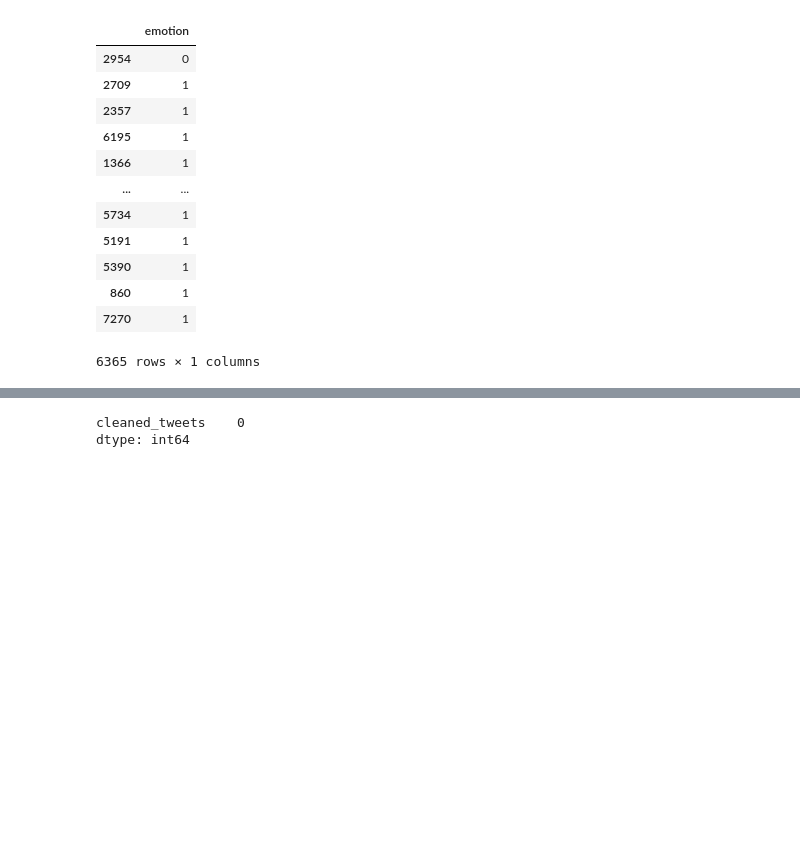
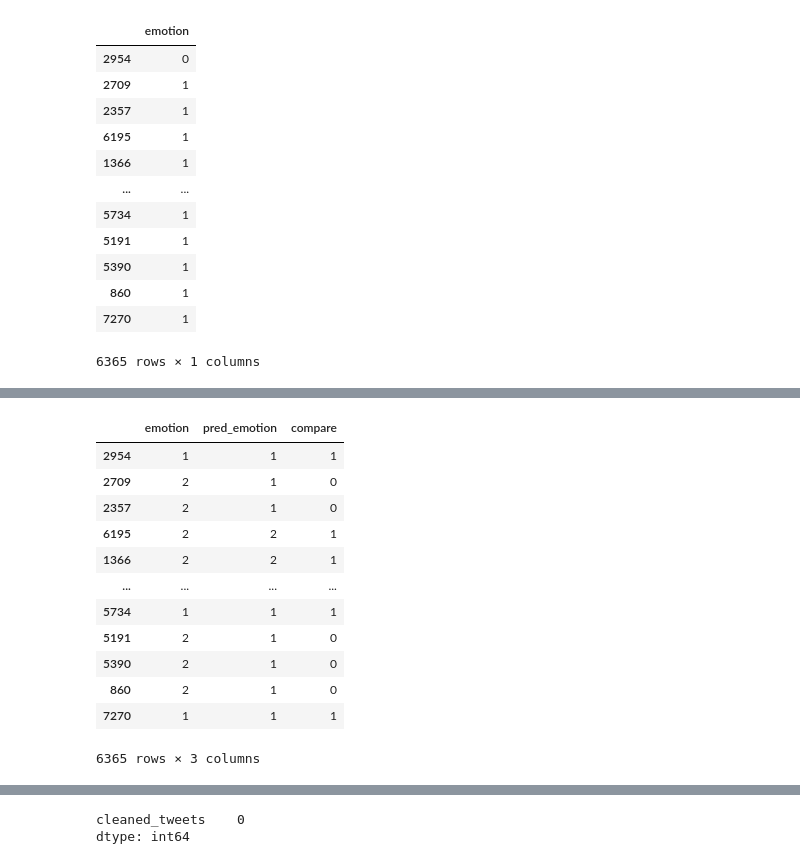
Before and after one commit to AJMarshall-25/Tweet_NLP_Project, a Jupyter notebook: notebooks/Alex/111621_Modeling_Test.ipynb, the cells around one changed output, grey strips where cells are left out. Drawn from its saved outputs; the diff is of its cells as text; code cells hidden in the pictures; blank space fills up the shorter version.

```diff
--- a/notebooks/Alex/111621_Modeling_Test.ipynb
+++ b/notebooks/Alex/111621_Modeling_Test.ipynb
@@ -257,0 +334,4 @@ Name: compare, dtype: float64
+# %%
+y_preds_multi = pd.DataFrame(y_preds_multi)
+# %%
+y_preds_multi  =y_preds_multi.rename(columns={"cleaned_tweets": "pred_emotion"})
@@ -257,0 +374,18 @@ Name: compare, dtype: float64
+# %%
+results_multi['compare'] = (results_multi.emotion == results_multi.pred_emotion).astype('uint8')
+
+results_multi
+# %% [output]
+|  | emotion | pred_emotion | compare |
+| 2954 | 1 | 1 | 1 |
+| 2709 | 2 | 1 | 0 |
+| 2357 | 2 | 1 | 0 |
+| 6195 | 2 | 2 | 1 |
+| 1366 | 2 | 2 | 1 |
+| ... | ... | ... | ... |
+| 5734 | 1 | 1 | 1 |
+| 5191 | 2 | 1 | 0 |
+| 5390 | 2 | 1 | 0 |
+| 860 | 2 | 1 | 0 |
+| 7270 | 1 | 1 | 1 |
+6365 rows × 3 columns
```
Also changed, not shown: parts of 40 cells of this notebook.
